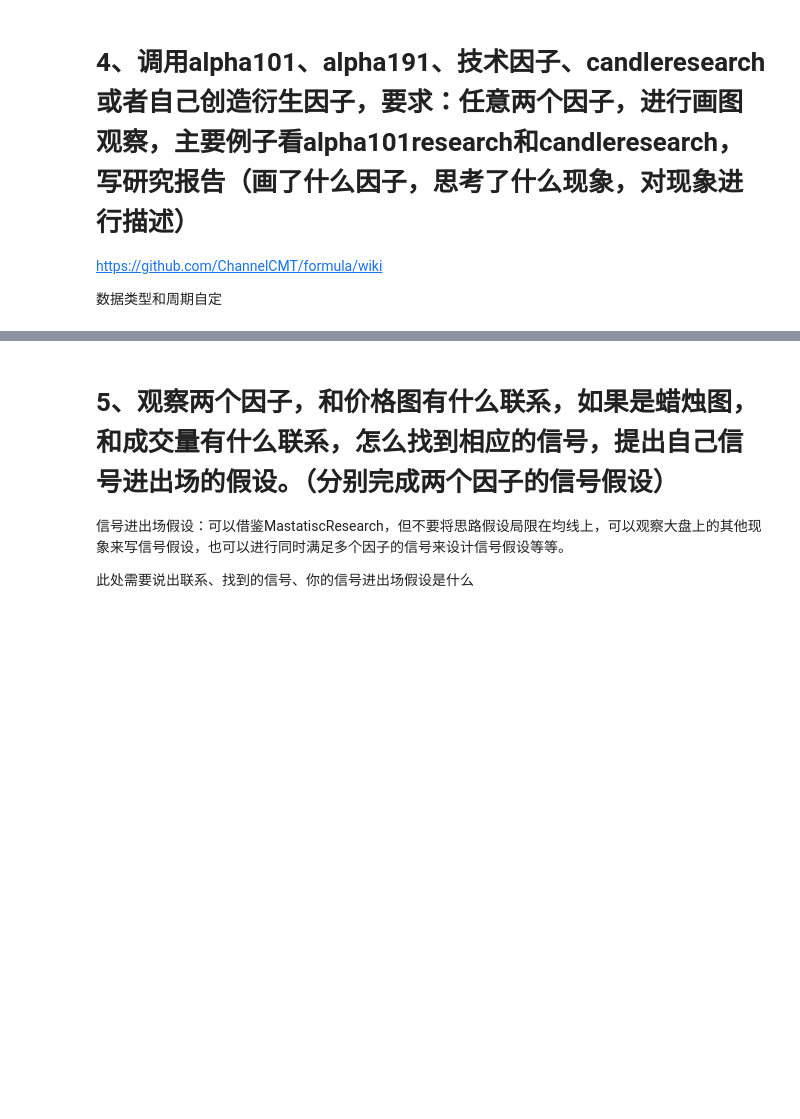
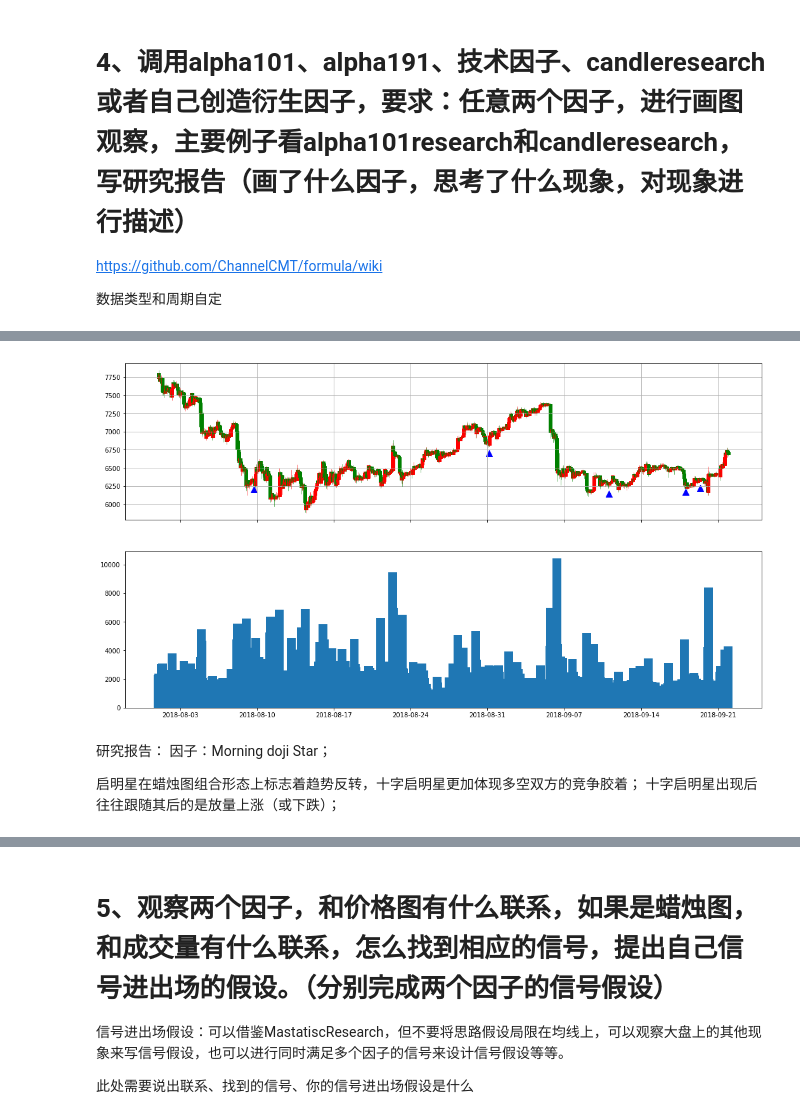
Before and after one commit to pengyaheng/-, a Jupyter notebook: 数据获取与因子绩效试题.ipynb, the cells around one changed output, grey strips where cells are left out. Drawn from its saved outputs; the diff is of its cells as text; code cells hidden in the pictures; blank space fills up the shorter version.

```diff
--- a/数据获取与因子绩效试题.ipynb
+++ b/数据获取与因子绩效试题.ipynb
@@ -245,0 +279,9 @@ https://github.com/ChannelCMT/formula/wiki
+# %%
+from matplotlib.pylab import date2num
+
+data1H['candleTime'] = list(map(date2num, data1H.index))
+candle = data1H.reindex_axis(["candleTime", "open", "high", "low", "close"], 1).values
+# %%
+MorningdojiStar = dv1H.add_formula('morningdojistar', "If((Ta('CDLMORNINGDOJISTAR', 0, open, high, low, close, volume)==100),100,0)", add_data=True)
+# %%
+MorningdojiStarVolume = dv1H.get_ts('morningdojistar', date_type='datetime')
@@ -245,0 +296,13 @@ https://github.com/ChannelCMT/formula/wiki
+# %%
+MorningdojiStarVolumeX = MorningdojiStarVolume[MorningStarVolume['BTCUSDT:binance']==100].index
+MorningdojiStarVolumeY = data1H.loc[MorningdojiStarVolumeX].low-100
+# %%
+draw_candle(candle, MorningdojiStarVolumeX, MorningdojiStarVolumeY)
+# %% [output]
+[figure, added]
+# %% [markdown]
+研究报告：
+因子：Morning doji Star；
+
+启明星在蜡烛图组合形态上标志着趋势反转，十字启明星更加体现多空双方的竞争胶着；
+十字启明星出现后往往跟随其后的是放量上涨（或下跌）；
```
Also changed, not shown: parts of 15 cells of this notebook.
